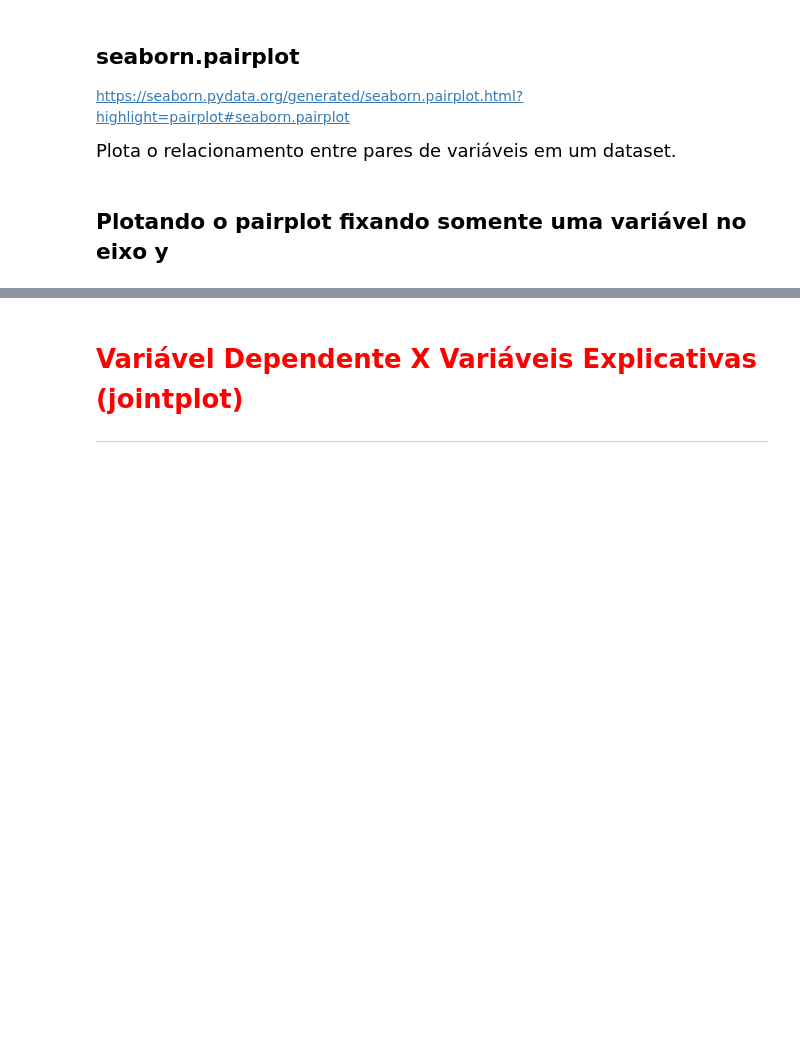
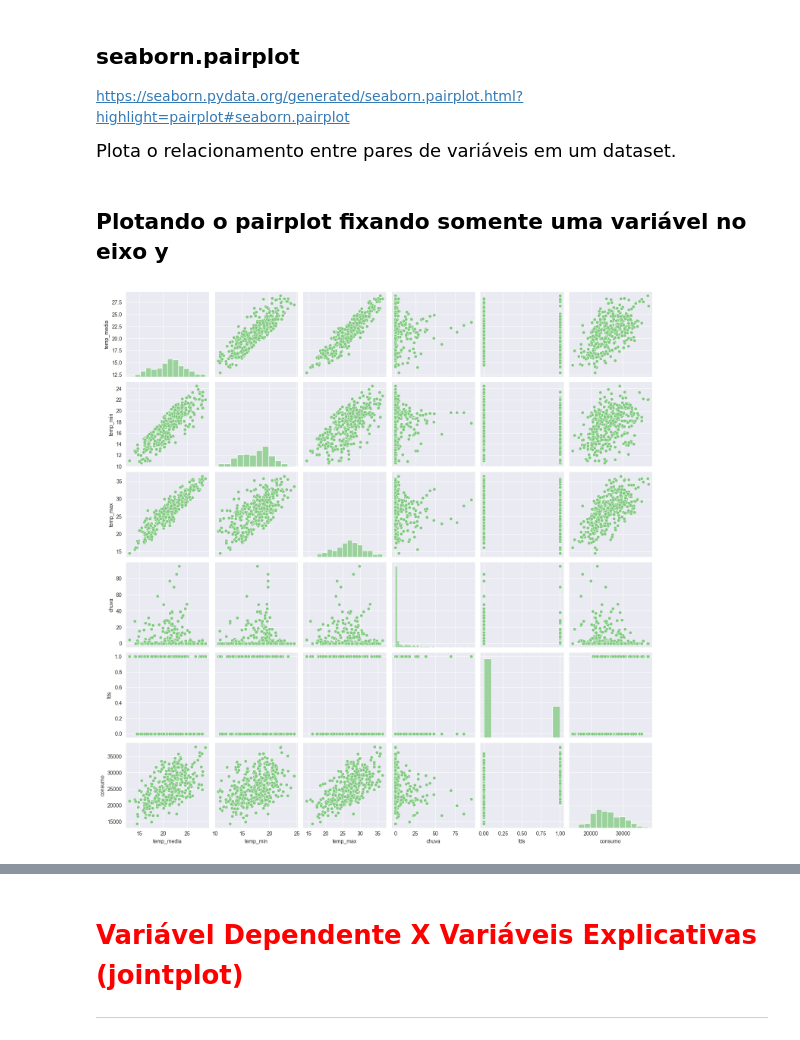
Before and after one commit to junior-vs/studio-ai-python, a Jupyter notebook: course/formacao-estatistica-python/data-science-modelo-regressao-linear/Projeto/Regressão Linear.ipynb, the cells around one changed output, grey strips where cells are left out. Saved outputs shown, nothing was run; the diff lists cells and outputs as text; code cells hidden in the pictures; blank space fills up the shorter version.

```diff
--- a/course/formacao-estatistica-python/data-science-modelo-regressao-linear/Projeto/Regressão Linear.ipynb
+++ b/course/formacao-estatistica-python/data-science-modelo-regressao-linear/Projeto/Regressão Linear.ipynb
@@ -233,3 +233,7 @@ https://seaborn.pydata.org/generated/seaborn.pairplot.html?highlight=pairplot#se
 <p style='font-size: 18px; line-height: 2; margin: 10px 50px; text-align: justify;'>Plota o relacionamento entre pares de variáveis em um dataset.</p>
 # %% [markdown]
 ## Plotando o pairplot fixando somente uma variável no eixo y
+# %%
+ax = sns.pairplot(dados)
+# %% [output]
+[figure, added]
```
Also changed, not shown: parts of 6 cells of this notebook.
